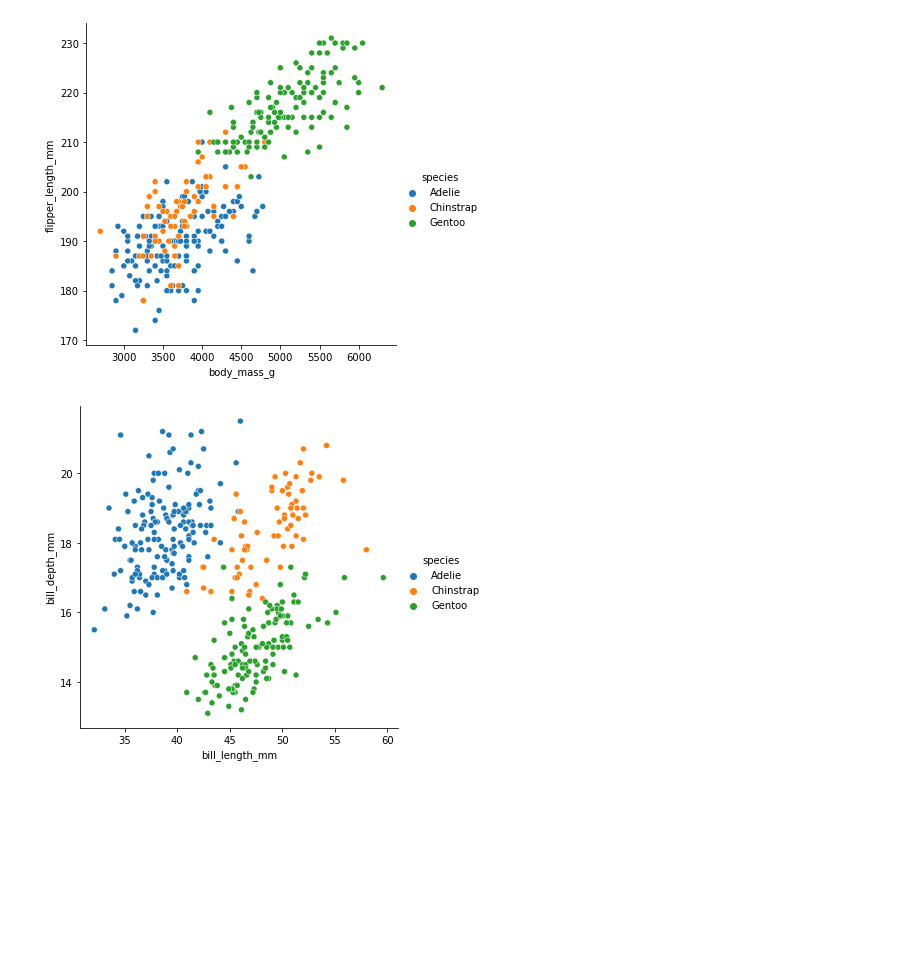
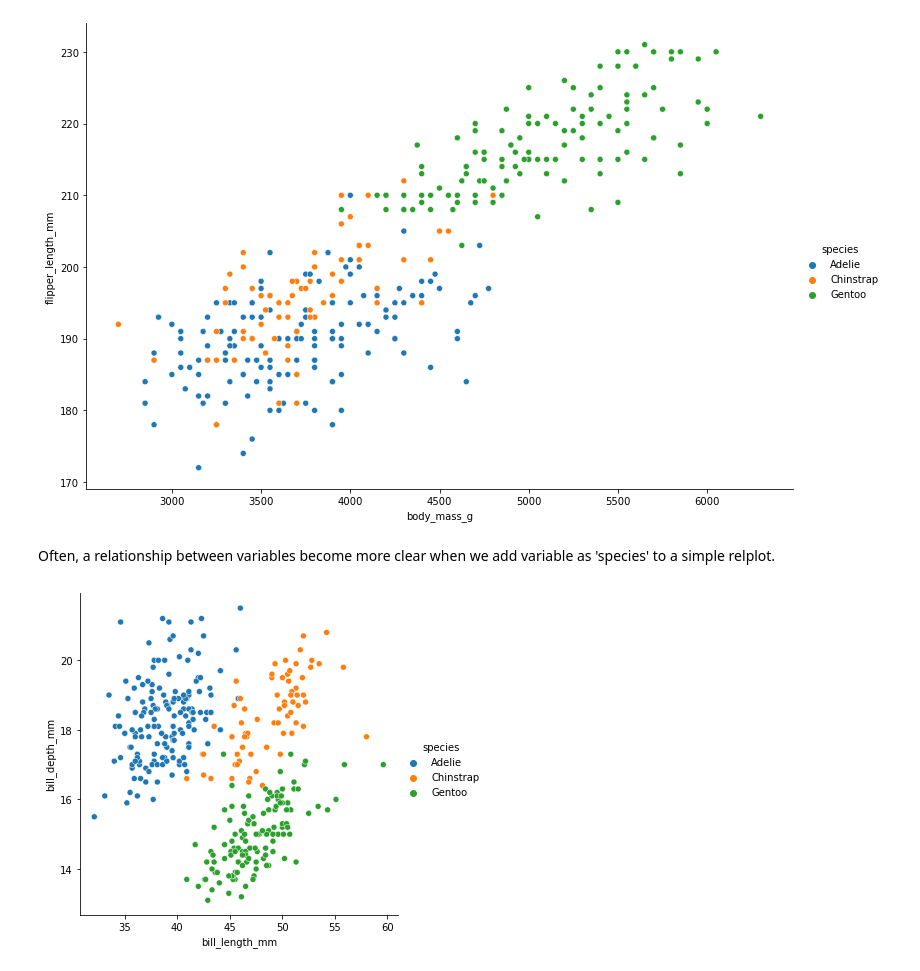
Before and after one commit to zatkopatrik/authentic-data-science, a Jupyter notebook: Jupyter_notebooks/3. Data-Visualization/3_4_15 Multivariate visualizations with Seaborn.ipynb, the cells around one changed output. Saved outputs shown, nothing was run; the diff lists cells and outputs as text; code cells hidden in the pictures; blank space fills up the shorter version.

```diff
--- a/Jupyter_notebooks/3. Data-Visualization/3_4_15 Multivariate visualizations with Seaborn.ipynb
+++ b/Jupyter_notebooks/3. Data-Visualization/3_4_15 Multivariate visualizations with Seaborn.ipynb
@@ -9,3 +10,4 @@ import seaborn as sns
 # %%
 # Load the data
 penguins = sns.load_dataset('penguins')
+penguins.dropna(inplace = True)
@@ -47,5 +52,12 @@ sns.boxplot(data = penguins, x = 'island', y = 'body_mass_g', hue = 'sex');
 # %%
-sns.relplot(data = penguins, x = 'body_mass_g', y = 'flipper_length_mm', hue = 'species');
+# A scatterplot
+sns.relplot(data = penguins, x = 'body_mass_g',
+            y = 'flipper_length_mm',
+            hue = 'species',
+            height = 7,
+            aspect = 1.5);
 # %% [output]
-[figure, old version]
+[figure, new version]
+# %% [markdown]
+Often, a relationship between variables become more clear when we add variable as 'species' to a simple relplot.
 # %%
```
Also changed, not shown: parts of 17 cells of this notebook.
